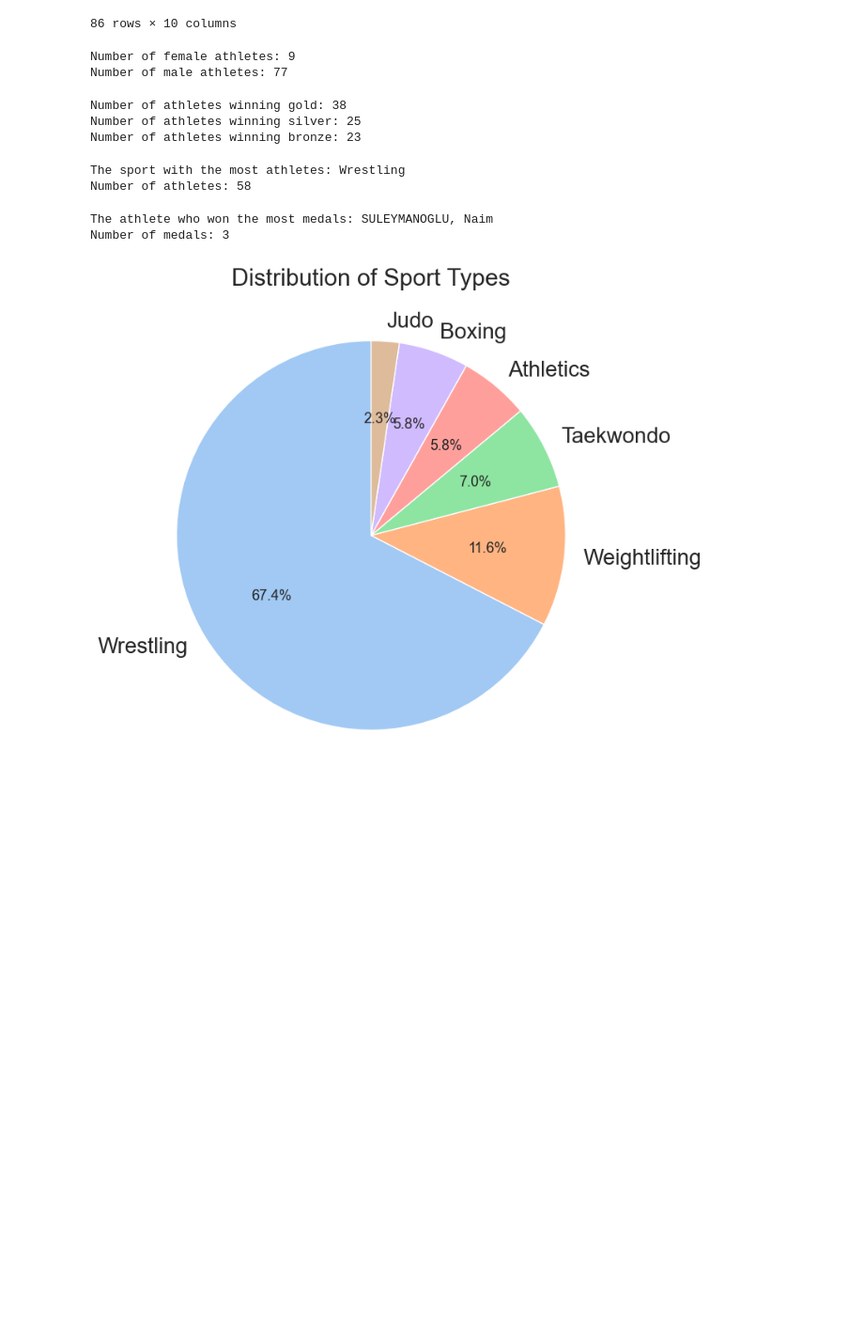
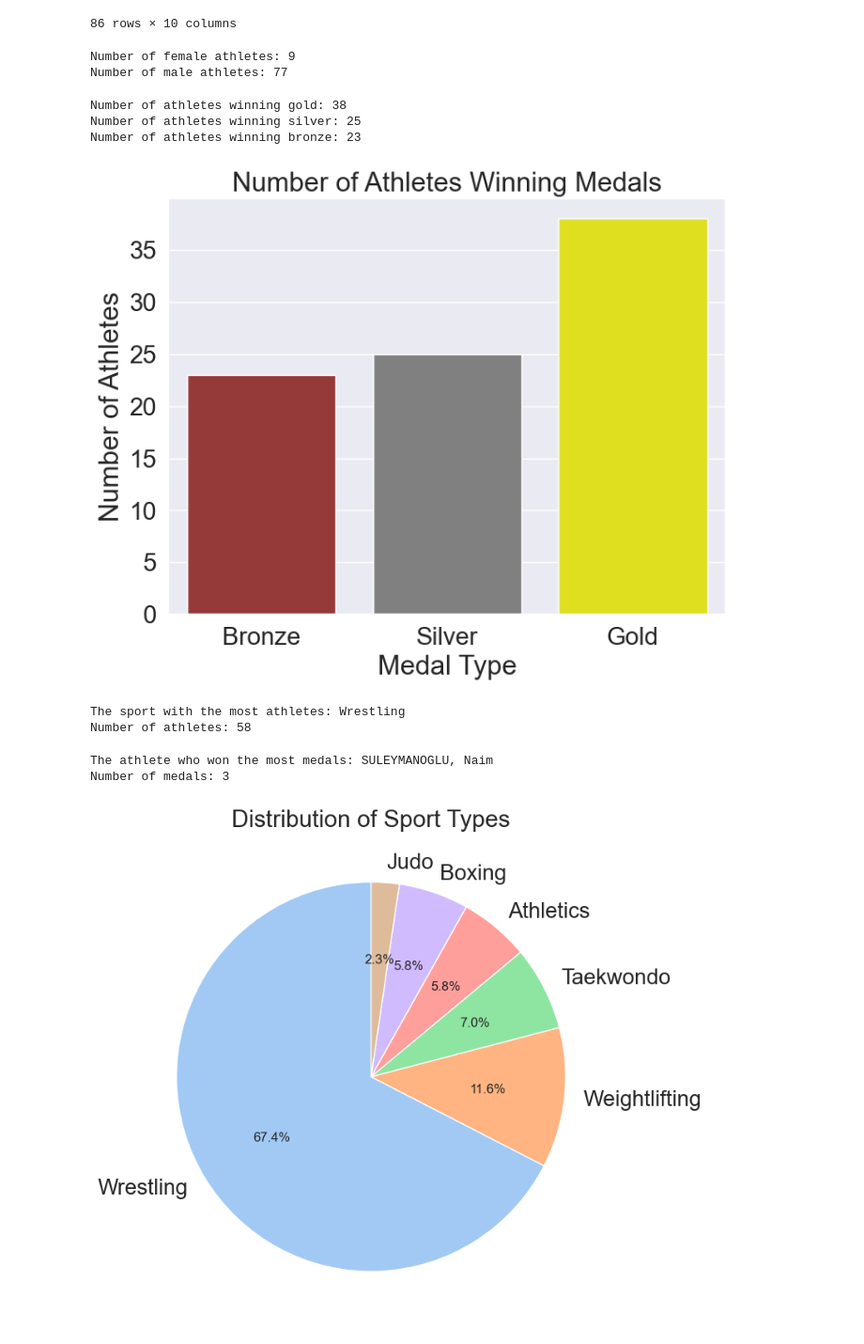
Before and after one commit to cnskzlrmt/summer-olympic-games-project, a Jupyter notebook: Summer_Olympic_Games.ipynb, the cells around one changed output. Shown: that part at 94% size. Cells and saved outputs as stored; diff of their text form; code cells hidden in the pictures; blank space fills up the shorter version.

```diff
--- a/Summer_Olympic_Games.ipynb
+++ b/Summer_Olympic_Games.ipynb
@@ -301,6 +301,18 @@ print("Number of athletes winning bronze:", medal_type[0])
 Number of athletes winning gold: 38
 Number of athletes winning silver: 25
 Number of athletes winning bronze: 23
+# %%
+plt.figure(figsize=(8, 6))
+sns.barplot(x=medal_type.index, y=medal_type.values, palette={2: "yellow", 1: "grey", 0: "brown"})
+
+plt.title('Number of Athletes Winning Medals')
+plt.xlabel('Medal Type')
+plt.ylabel('Number of Athletes')
+
+plt.xticks(range(3), ['Bronze', 'Silver', 'Gold'])
+plt.show()
+# %% [output]
+[figure, added]
 # %%
 sport_type = turkey_data['Sport'].value_counts()
 most_common_sport = sport_type.idxmax()
```
Also changed, not shown: parts of 27 cells of this notebook.
